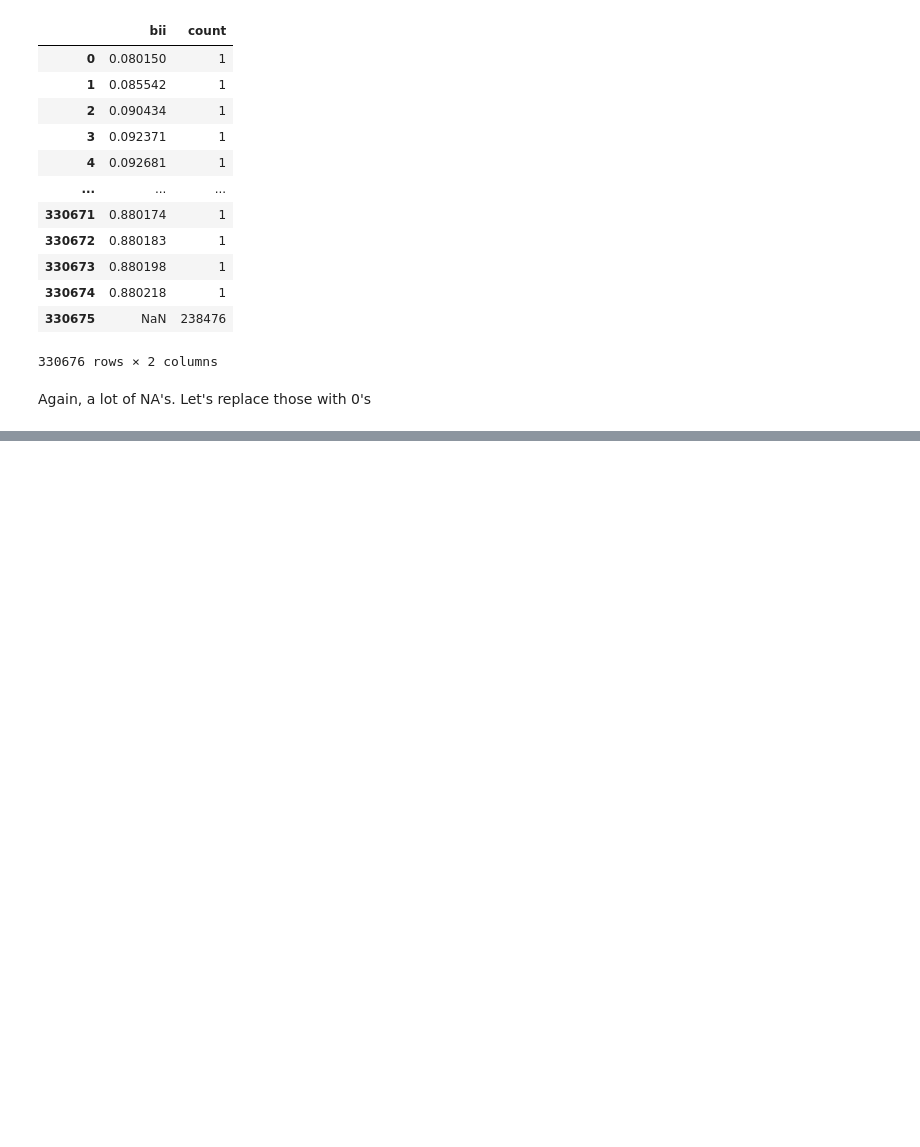
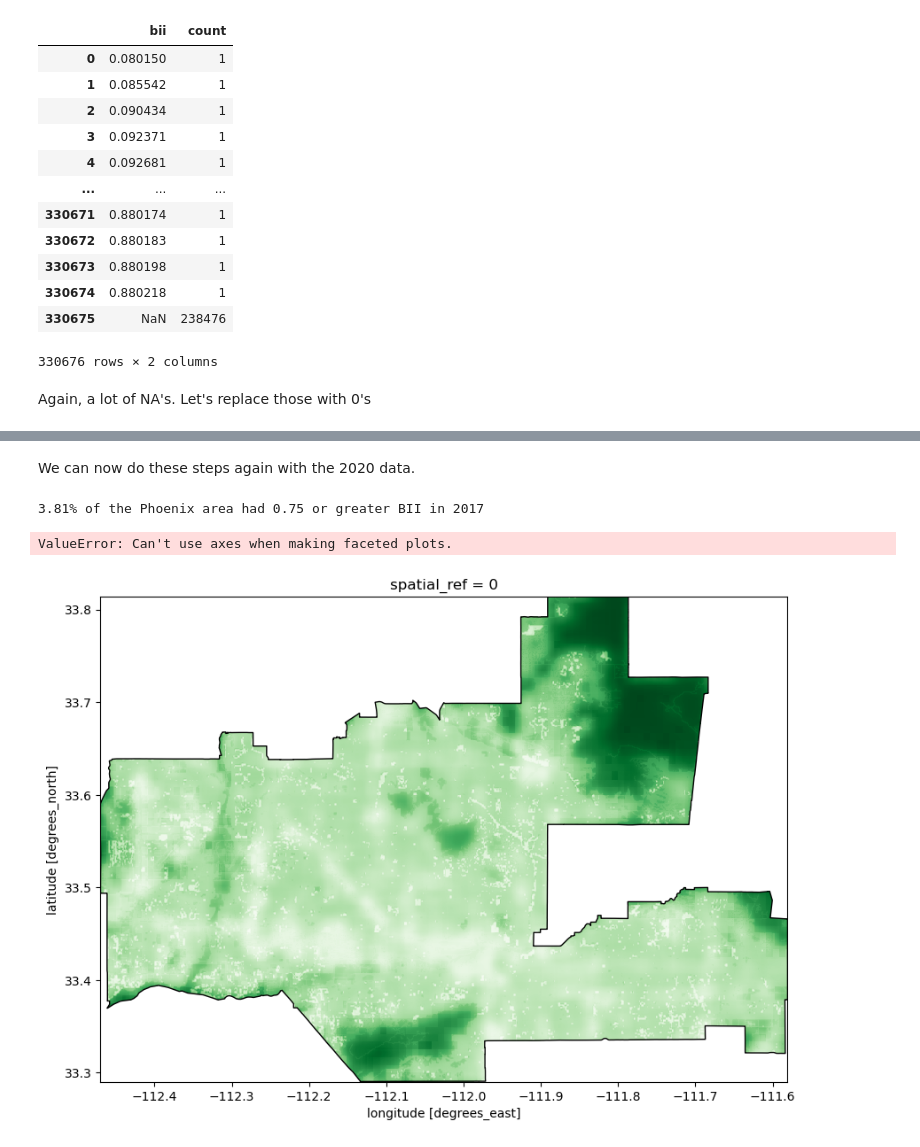
Before and after one commit to kylienewcomer/eds220-final-project, a Jupyter notebook: phoenix_biodiversity.ipynb, the cells around one changed output, grey strips where cells are left out. Drawn from its saved outputs; the diff is of its cells as text; code cells hidden in the pictures; blank space fills up the shorter version.

Commit message:
Create final figure

```diff
--- a/phoenix_biodiversity.ipynb
+++ b/phoenix_biodiversity.ipynb
@@ -363,0 +392,75 @@ cells_17[cells_17['bii'] >= 0.75]
+# %% [markdown]
+We can now do these steps again with the 2020 data.
+# %%
+bii_20_75 = bii_cells_20[bii_cells_20['bii'] >= 0.75].sum().iloc[1]
+
+# Reproject CRS to be in meters rather than lat/long to calculate area
+bii_20_proj = clip_bii_20.rio.reproject('epsg:8859')
+
+# Extract lat and long with resolution
+res20 = bii_20_proj.rio.resolution()
+
+# Find total cell area by multiplying length by width (lat by long)
+cell_area20 = res20[0] * abs(res20[1])
+
+# Calulate total area of cells
+bii_20_75_area = cell_area20 * bii_20_75/1000
+
+# Caluculate total cell area
+total_cell_area20 = bii_cells_20['count'].sum()
+
+# Calculate total cell area
+total_area20 = cell_area20 * total_cell_area20/1000
+
+# Calculate percentage of area
+perc_bii_20_75 = bii_20_75_area / total_area20 * 100
+
+print(f"{perc_bii_20_75:.2f}% of the Phoenix area had 0.75 or greater BII in 2017")
+# %% [output]
+3.81% of the Phoenix area had 0.75 or greater BII in 2017
+# %%
+# Replace all values less than 0.75 with 0
+bii_17_isolate = xr.where(clip_bii_17 >= 0.75, 1, 0)
+bii_20_isolate = xr.where(clip_bii_20 >= 0.75, 1, 0)
+
+# Calculate change in bii
+bii_diff = bii_20_isolate - bii_17_isolate
+
+# Keep only values where bii was lost
+bii_diff_loss = bii_diff.where(bii_diff == -1)
+# %%
+# Create plot
+fig, ax = plt.subplots(1, 1, figsize=(10, 8))
+
+ax.axis('off')
+# Plot 2020 BII
+clip_bii_20.plot(ax = ax,
+                   cmap = "Greens",
+                   add_colorbar = False)
+
+# Plot the Phoenix polygon, coloring just the outline to create border
+phoenix.plot(edgecolor = "black",
+                color = "none",
+                 ax = ax)
+
+# Plot area lost mask
+bii_diff_loss.plot(
+    ax=ax,
+    cmap="Reds",
+    add_colorbar = False)
+
+cbar_kwargs
+# Add overall title, using combination of .suptitle and .title to control spacing
+plt.suptitle('Biodiversity Intactness Index (BII): Phoenix, AZ')
+plt.title(" ")
+
+## Legends
+# Add colorbar, making it smaller and horizontal
+fig.colorbar(bii, orientation = "horizontal", label = "BII for 2020", shrink = 0.7)
+
+
+
+plt.show()
+# %% [output]
+ValueError: Can't use axes when making faceted plots.
+[figure, added]
```
Also changed, not shown: parts of 13 cells of this notebook.
